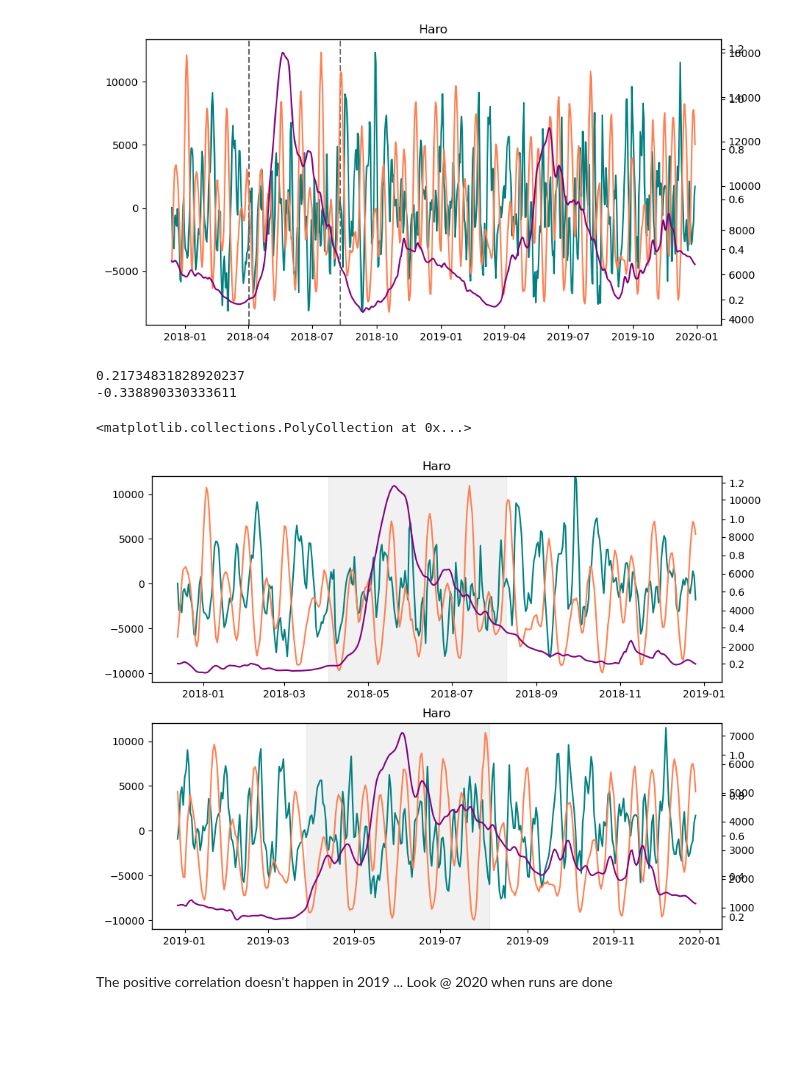
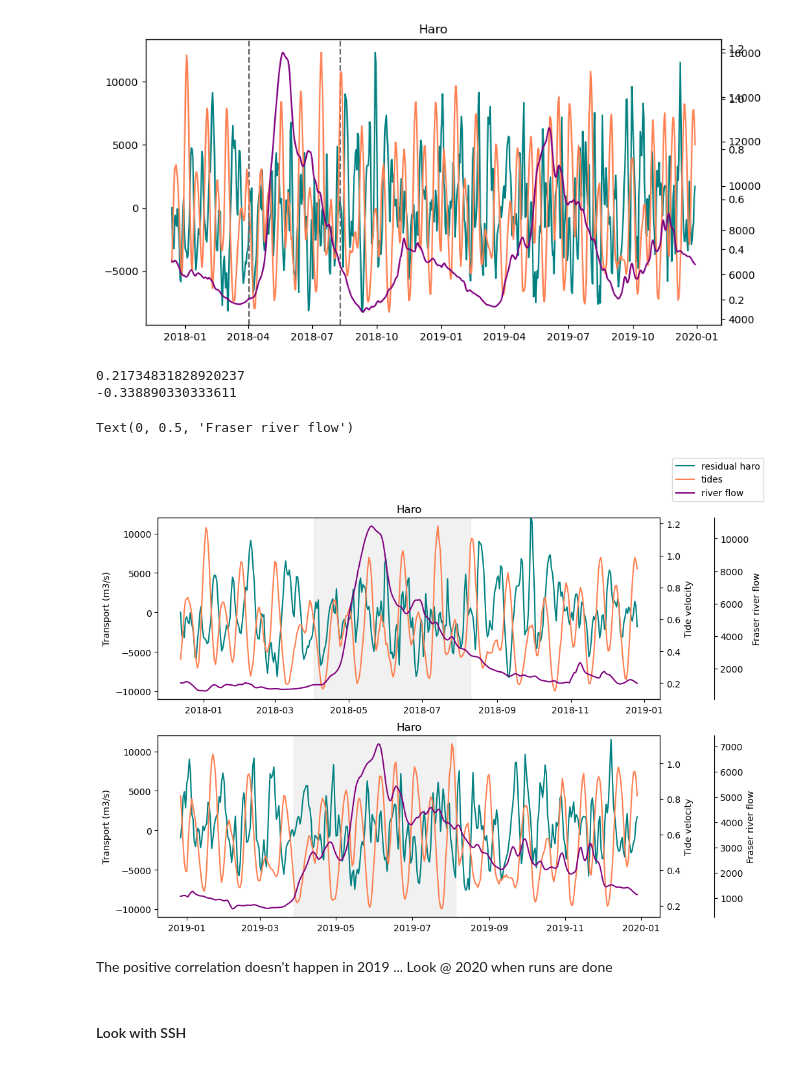
Before and after one commit to SalishSeaCast/analysis-camryn, a Jupyter notebook: Ariane/south_through_straits_18-19.ipynb, the cells around one changed output. Drawn from its saved outputs; the diff is of its cells as text; code cells hidden in the pictures; blank space fills up the shorter version.

Commit message:
south flow through straits 18-19

```diff
--- a/Ariane/south_through_straits_18-19.ipynb
+++ b/Ariane/south_through_straits_18-19.ipynb
@@ -1153,38 +1153,48 @@ Text(0.5, 1.0, 'Haro')
 # %%
 mask = np.isin(datelist_yrs,date_harosh)
 FR_haro = FR_4mean[mask]
 
 corr,p = stats.spearmanr(tides_haro_sh[110:240],res_haro[110:240])
 print(corr)
 corr,p = stats.spearmanr(tides_haro_sh[470:600],res_haro[470:600])
 print(corr)
 
 
 fig,[ax,ax4] = plt.subplots(2,1,figsize=(10,8))
 
-ax.plot(res_haro[0:379],color='teal')
+ax.plot(res_haro[0:379],color='teal',label='residual haro')
 ax2 = ax.twinx()
-ax2.plot(date_harosh[0:379],tides_haro_sh[0:379],color='coral')
+ax2.plot(date_harosh[0:379],tides_haro_sh[0:379],color='coral',label='tides')
 ax3 = ax.twinx()
 # ax3.plot(haro_btrop,color='coral')
-ax3.plot(date_harosh[0:379],FR_haro[0:379],color='purple')
+ax3.plot(date_harosh[0:379],FR_haro[0:379],color='purple',label='river flow')
 ax.set_title('Haro')
 ax.set_ylim([-11000,12000])
 ax.fill_betweenx(y=np.linspace(ax.get_ylim()[0], ax.get_ylim()[1], 100),x1=date_harosh[110],x2=date_harosh[240],color='lightgrey', alpha=0.3)
-
+ax3.spines['right'].set_position(('outward', 60))
+ax.set_ylabel('Transport (m3/s)')
+ax2.set_ylabel('Tide velocity')
+ax3.set_ylabel('Fraser river flow')
+fig.legend()
 ax4.plot(res_haro[379:],color='teal')
 ax42 = ax4.twinx()
 ax42.plot(date_harosh[379:],tides_haro_sh[379:],color='coral')
 ax43 = ax4.twinx()
 # ax3.plot(haro_btrop,color='coral')
 ax43.plot(date_harosh[379:],FR_haro[379:],color='purple')
 ax4.set_title('Haro')
 ax4.set_ylim([-11000,12000])
 ax4.fill_betweenx(y=np.linspace(ax4.get_ylim()[0], ax4.get_ylim()[1], 100),x1=date_harosh[470],x2=date_harosh[600],color='lightgrey', alpha=0.3)
+ax43.spines['right'].set_position(('outward', 60))
+ax4.set_ylabel('Transport (m3/s)')
+ax42.set_ylabel('Tide velocity')
+ax43.set_ylabel('Fraser river flow')
 # %% [output]
 0.21734831828920237
 -0.338890330333611
-<matplotlib.collections.PolyCollection at 0x...>
+Text(0, 0.5, 'Fraser river flow')
-[figure, old version]
+[figure, new version]
 # %% [markdown]
 The positive correlation doesn't happen in 2019 ... Look @ 2020 when runs are done
+# %% [markdown]
+#### Look with SSH
```
Also changed, not shown: parts of 8 cells of this notebook.
